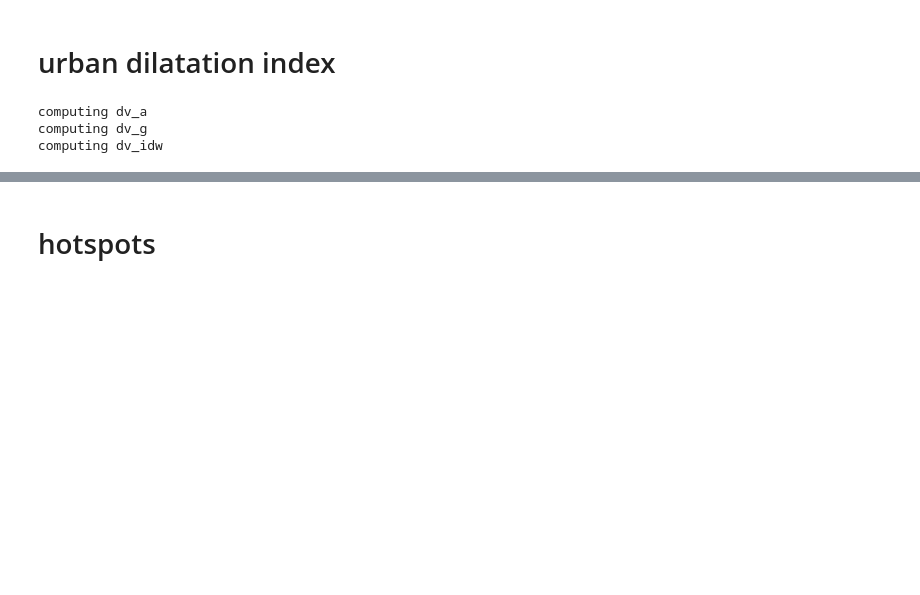
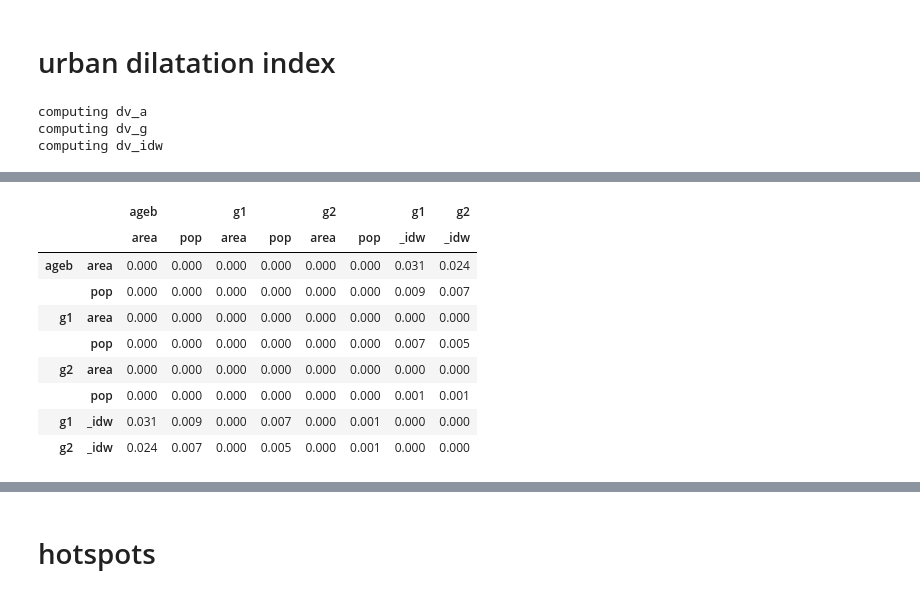
Before and after one commit to JHWu92/mob2crime, a Jupyter notebook: Urban Structure Difference-2.ipynb, the cells around one changed output, grey strips where cells are left out. Cells and saved outputs as stored; diff of their text form; code cells hidden in the pictures; blank space fills up the shorter version.

```diff
--- a/Urban Structure Difference-2.ipynb
+++ b/Urban Structure Difference-2.ipynb
@@ -119,0 +207,16 @@ draw_scatter(dila_coef.std(axis=1).to_frame(), height=300, margin_r=135)
+# %%
+dila_ken_ps, dila_ken_tau = ken_tau_corr(
+    dila_coef, clean_table=False, larger_than=0.8)
+print()
+grad_bg(dila_ken_ps, cmap='PuBu',high=.2)
+# %% [output]
+|  |  | ageb |  | g1 |  | g2 |  | g1 | g2 |
+|  |  | area | pop | area | pop | area | pop | _idw | _idw |
+| ageb | area | 0.000 | 0.000 | 0.000 | 0.000 | 0.000 | 0.000 | 0.031 | 0.024 |
+|  | pop | 0.000 | 0.000 | 0.000 | 0.000 | 0.000 | 0.000 | 0.009 | 0.007 |
+| g1 | area | 0.000 | 0.000 | 0.000 | 0.000 | 0.000 | 0.000 | 0.000 | 0.000 |
+|  | pop | 0.000 | 0.000 | 0.000 | 0.000 | 0.000 | 0.000 | 0.007 | 0.005 |
+| g2 | area | 0.000 | 0.000 | 0.000 | 0.000 | 0.000 | 0.000 | 0.000 | 0.000 |
+|  | pop | 0.000 | 0.000 | 0.000 | 0.000 | 0.000 | 0.000 | 0.001 | 0.001 |
+| g1 | _idw | 0.031 | 0.009 | 0.000 | 0.007 | 0.000 | 0.001 | 0.000 | 0.000 |
+| g2 | _idw | 0.024 | 0.007 | 0.000 | 0.005 | 0.000 | 0.001 | 0.000 | 0.000 |
```
Also changed, not shown: parts of 42 cells of this notebook.
